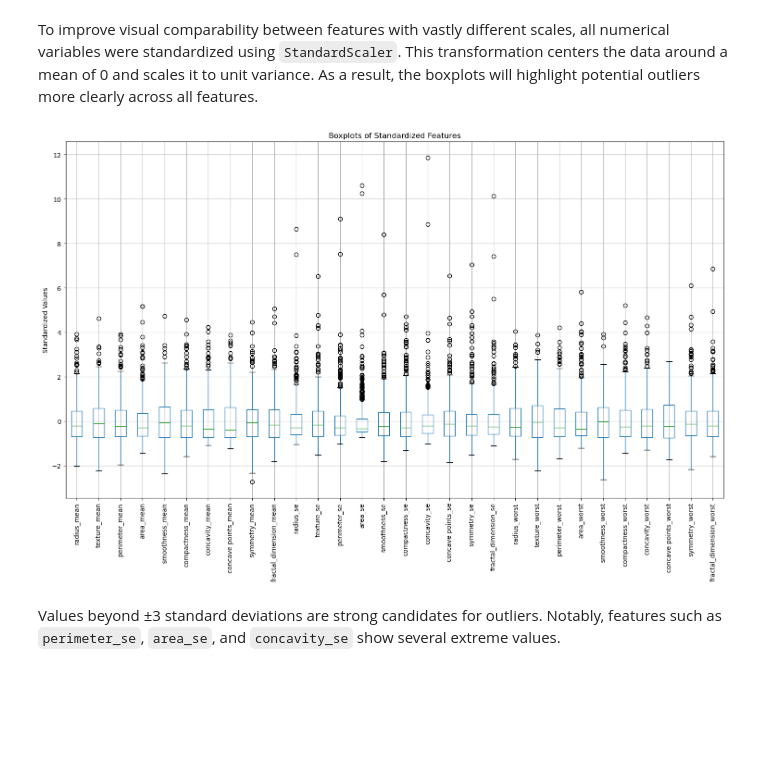
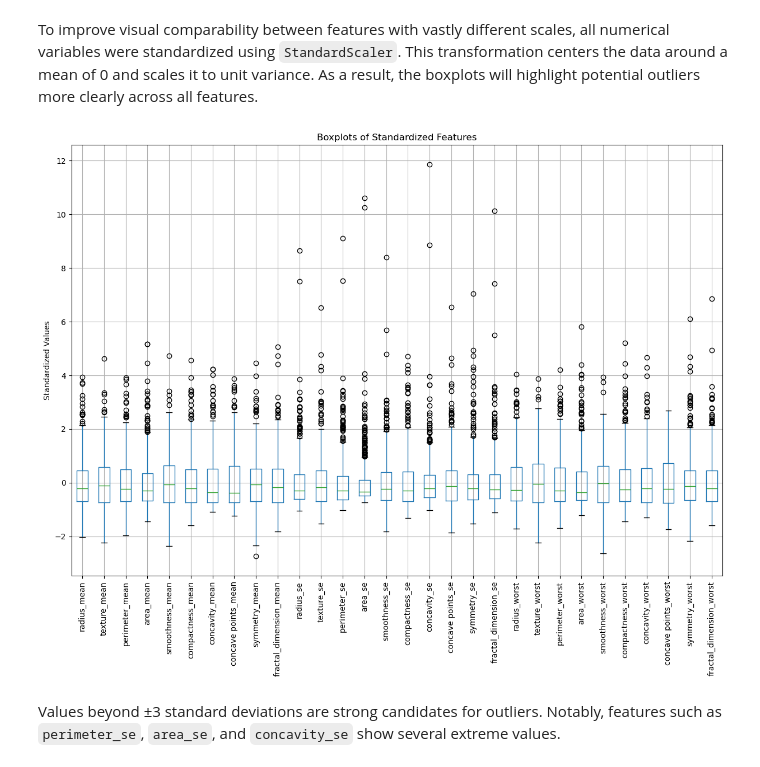
Before and after one commit to ikotsov/MLCB-Assignment-2, a Jupyter notebook: notebooks/data_exploration.ipynb, the cells around one changed output. Drawn from its saved outputs; the diff is of its cells as text; code cells hidden in the pictures; blank space fills up the shorter version.

Commit message:
Revert "feat: make boxplots layout tight"
This reverts commit d14ab7fe0a2be7b4a37b8bcfefb53c74264db9d4.

```diff
--- a/notebooks/data_exploration.ipynb
+++ b/notebooks/data_exploration.ipynb
@@ -149,26 +149,25 @@ To improve visual comparability between features with vastly different scales, a
 # %%
 from sklearn.preprocessing import StandardScaler
 
 # Select only numerical features, excluding 'id'
 features = df.select_dtypes(include='number').columns.drop('id')
 X = df[features]
 
 # Apply StandardScaler
 scaler = StandardScaler()
 X_scaled = scaler.fit_transform(X)
 
 # Convert scaled data back to a DataFrame for plotting
 scaled_df = pd.DataFrame(X_scaled, columns=features)
 
 # Plot the standardized boxplots
 plt.figure(figsize=(15, 10))
 scaled_df.boxplot(rot=90)
 plt.title("Boxplots of Standardized Features")
 plt.ylabel("Standardized Values")
-plt.tight_layout()
 plt.show()
 # %% [output]
-[figure, old version]
+[figure, new version]
 # %% [markdown]
 Values beyond ±3 standard deviations are strong candidates for outliers. Notably, features such as `perimeter_se`, `area_se`, and `concavity_se` show several extreme values.
 # %% [markdown]
```
